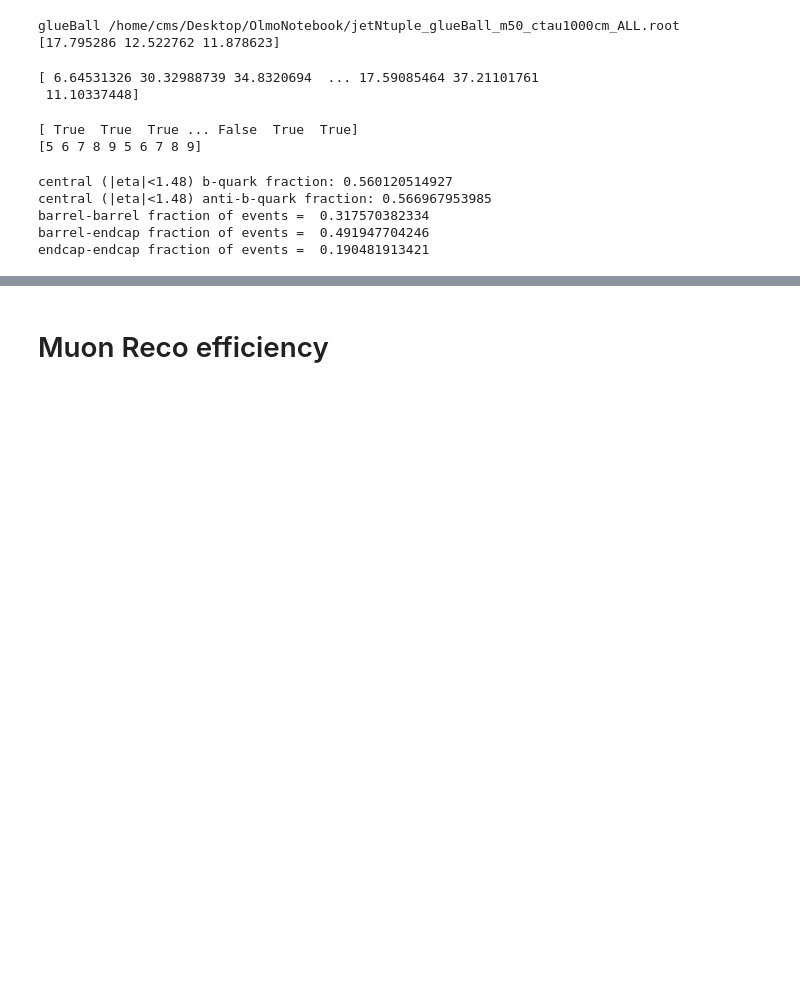
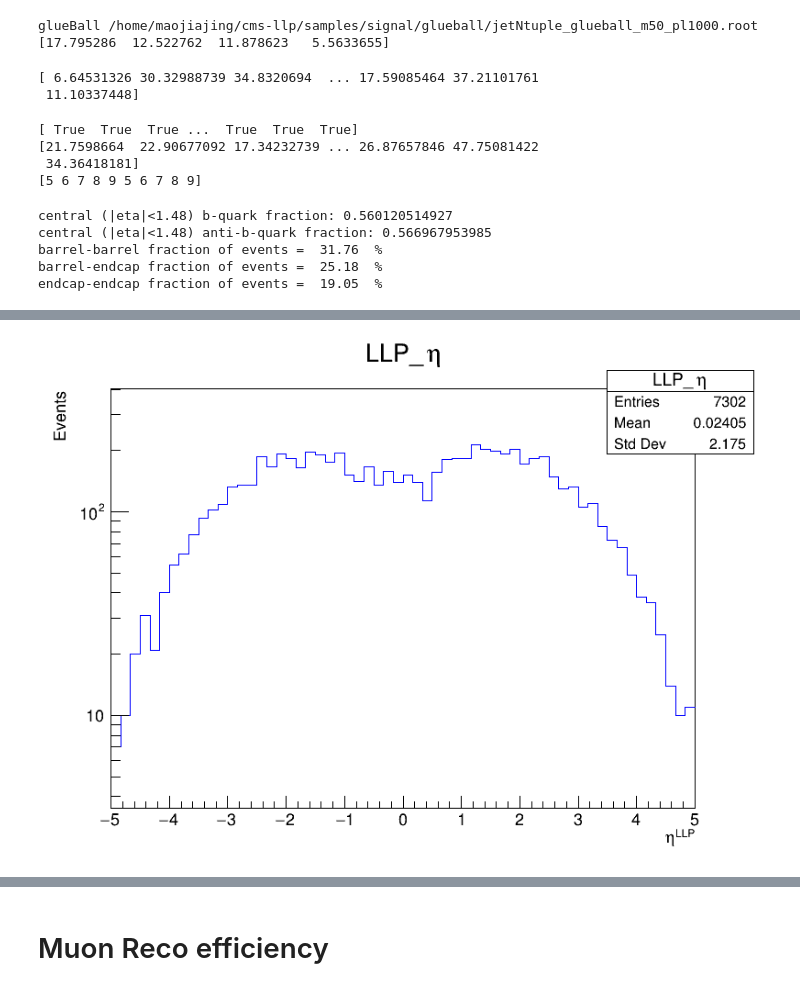
Before and after one commit to cms-lpc-llp/delayed_jet_analyzer, a Jupyter notebook: plot_scripts/glue_ball_plotter.ipynb, the cells around one changed output, grey strips where cells are left out. Drawn from its saved outputs; the diff is of its cells as text; code cells hidden in the pictures; blank space fills up the shorter version.

```diff
--- a/plot_scripts/glue_ball_plotter.ipynb
+++ b/plot_scripts/glue_ball_plotter.ipynb
@@ -20,7 +19,7 @@ tree = {}
 process = {}
 process_short = {}
 
-fpath['glueBall'] = '/home/cms/Desktop/OlmoNotebook/jetNtuple_glueBall_m50_ctau1000cm_ALL.root'
+fpath['glueBall'] = '/home/maojiajing/cms-llp/samples/signal/glueball/jetNtuple_glueball_m50_pl1000.root'
 process['glueBall'] = 'pp #rightarrow h*h* #rightarrow jj#nu#nu'
 process_short['glueBall'] = 'pp #rightarrow h*h* #rightarrow jj#nu#nu'
 
@@ -42,8 +41,8 @@ for k,v in fpath.iteritems():
     a = tree[k]["jetPt"]
     print a[:-1][0]
 # %% [output]
-glueBall /home/cms/Desktop/OlmoNotebook/jetNtuple_glueBall_m50_ctau1000cm_ALL.root
-[17.795286 12.522762 11.878623]
+glueBall /home/maojiajing/cms-llp/samples/signal/glueball/jetNtuple_glueball_m50_pl1000.root
+[17.795286  12.522762  11.878623   5.5633655]
 # %%
 T = tree['glueBall']
 # %%
@@ -102,42 +104,49 @@ print ten_gen_var['gParticlePt'][:,4]
 # %%
 sel = four_highest_jet_var['jetPt'][:,1] > -998
 print sel
+#print four_highest_jet_var['jetPt'][:,1]
 
 out = np.hypot(four_highest_jet_var['jetPt'][sel,0], four_highest_jet_var['jetPt'][sel,1])
 #print four_highest_jet_var['jetPt'][sel,0]
+#print four_highest_jet_var['jetPt'][sel,1]
+print out
 ttt = np.array([[0,1,2,3,4,5,6,7,8,9],
               [0,1,2,3,4,5,6,7,8,9]])
 print ttt[ttt>4]
 # %% [output]
-[ True  True  True ... False  True  True]
+[ True  True  True ...  True  True  True]
+[21.7598664  22.90677092 17.34232739 ... 26.87657846 47.75081422
+ 34.36418181]
 [5 6 7 8 9 5 6 7 8 9]
 # %%
 #GOTTA get some TLorentz Vectors for the LLPs
+#gen particle id for bottom quark and anti-bottom quark
 sel_b = ten_gen_var['gParticleId'] == 5
 sel_bhat = ten_gen_var['gParticleId'] == -5
 
+#4-variables for bottom quark
 b_pt  = ten_gen_var['gParticlePt'][sel_b]
 b_eta = ten_gen_var['gParticleEta'][sel_b]
 b_phi = ten_gen_var['gParticlePhi'][sel_b]
 b_e = ten_gen_var['gParticleE'][sel_b]
 
 
-
+#4-variables for anti-bottom quark
 bhat_pt  = ten_gen_var['gParticlePt'][sel_bhat]
 bhat_eta = ten_gen_var['gParticleEta'][sel_bhat]
 bhat_phi = ten_gen_var['gParticlePhi'][sel_bhat]
 bhat_e = ten_gen_var['gParticleE'][sel_bhat]
 
-#central fraction of b-quarks
+#central fraction of b-quarks, within eta < 1.48
 b_central = float(len(b_eta[np.abs(b_eta) < 1.48]))/float(len(b_eta))
-#central fraction of anti-b-quarks
+#central fraction of anti-b-quarks, within eta < 1.48
 bhat_central = float(len(b_eta[np.abs(bhat_eta) < 1.48]))/float(len(bhat_eta))
 
 print "central (|eta|<1.48) b-quark fraction:", b_central
 print "central (|eta|<1.48) anti-b-quark fraction:", bhat_central
-print "barrel-barrel fraction of events = ", b_central*bhat_central
-print "barrel-endcap fraction of events = ", b_central*(1-bhat_central) + (1-b_central)*bhat_central
-print "endcap-endcap fraction of events = ", (1-b_central)*(1-bhat_central)
+print "barrel-barrel fraction of events = ", round (b_central*bhat_central*100 , 2), " %"
+print "barrel-endcap fraction of events = ", round (b_central*(1-bhat_central) + (1-b_central)*bhat_central*100 , 2), " %"
+print "endcap-endcap fraction of events = ", round ((1-b_central)*(1-bhat_central)*100 , 2), " %"
 
 llp_p4 = []
 b_p4 = []
@@ -151,26 +160,27 @@ for i in range(len(b_pt)):
     bhat_p4.append(tmp_p4_bhat)
     llp_p4.append(tmp_p4_b+tmp_p4_bhat)
 
+
 llp_pt  = [x.Pt() for x in llp_p4]
 llp_eta = [x.Eta() for x in llp_p4]
 llp_phi = [x.Phi() for x in llp_p4]
 llp_e   = [x.E() for x in llp_p4]
-#for i in lpp_p4:
+#for i in llp_p4:
 #    print i.M()
 #print sum_pt
-#for pid,pt,eta,phi,e in zip(ten_gen_var['gParticleId'], ten_gen_var['gParticlePt'],ten_gen_var['gParticleEta'],ten_gen_var['gParticlePhi'],ten_gen_var['gParticleE']):
-    #for pid, pt, eta
+#for pid,pt,eta,phi,e in zip(ten_gen_var['gParticleId'],ten_gen_var['gParticlePt'],ten_gen_var['gParticleEta'],ten_gen_var['gParticlePhi'],ten_gen_var['gParticleE']):
+    #print pid, pt, eta
     #print [y if x == 5 else -1 for x,y in zip(pid,pt)]
 # %% [output]
 central (|eta|<1.48) b-quark fraction: 0.560120514927
 central (|eta|<1.48) anti-b-quark fraction: 0.566967953985
-barrel-barrel fraction of events =  0.317570382334
-barrel-endcap fraction of events =  0.491947704246
-endcap-endcap fraction of events =  0.190481913421
+barrel-barrel fraction of events =  31.76  %
+barrel-endcap fraction of events =  25.18  %
+endcap-endcap fraction of events =  19.05  %
 # %%
 c = rt.TCanvas('c','c', 800, 600)
 h = {}
-h['llp_eta'] = create_TH1D(llp_eta, axis_title=['llp_{#eta}', 'events'], name='llp_eta', binning=[60,-5,5])
+h['llp_eta'] = create_TH1D(llp_eta, axis_title=['#eta^{LLP}', 'Events'], name='LLP_#eta', binning=[60,-5,5])
 h['llp_eta'].SetLineColor(4)
 c.SetLogy()
 h['llp_eta'].Draw()
@@ -180,2 +190,3 @@ NameError: name 'create_TH1D' is not defined
+[figure, added]
 # %%
 #c = rt.TCanvas('c','c', 800, 600)
```
Also changed, not shown: parts of 18 cells of this notebook.
